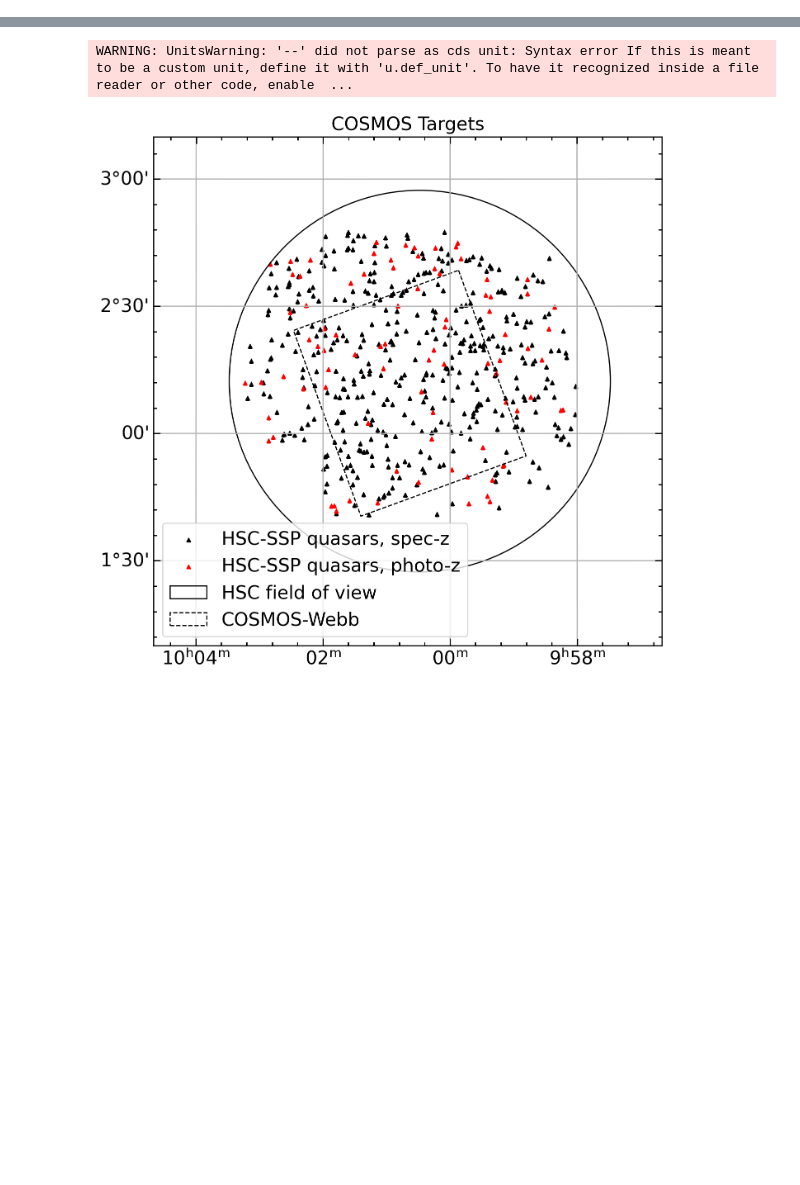
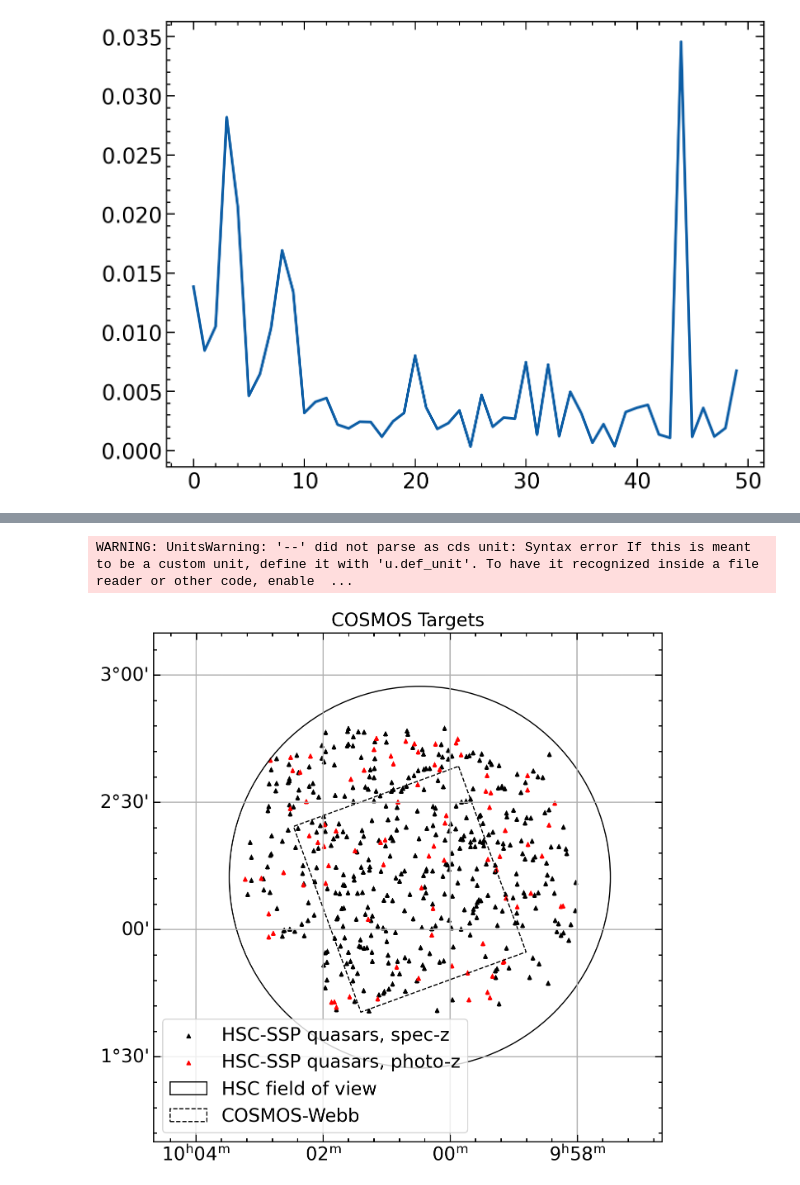
Before and after one commit to Chisen-Lupus/machine-learning-demo, a Jupyter notebook: nn-approach-demo.ipynb, the cells around one changed output, grey strips where cells are left out. Drawn from its saved outputs; the diff is of its cells as text; code cells hidden in the pictures; blank space fills up the shorter version.

```diff
--- a/nn-approach-demo.ipynb
+++ b/nn-approach-demo.ipynb
@@ -24,0 +206,97 @@ plt.style.use(['bright', 'science', 'no-latex','notebook'])
+# %%
+# NOTE: The code blocks below can run without running blocks above.
+
+import os
+import numpy as np
+import torch
+from torch.utils.data import Dataset, DataLoader
+from torch import nn
+import matplotlib.pyplot as plt
+from astropy.io import fits
+
+# Step 1: Define the Dataset
+class SpectrumDataset(Dataset):
+    def __init__(self, data_dir, max_length=5000):
+        self.data_paths = [os.path.join(data_dir, name) for name in os.listdir(data_dir)]
+        self.data_paths.sort()
+        self.max_length = max_length
+
+    def __len__(self):
+        return len(self.data_paths)
+
+    def __getitem__(self, idx):
+        data_path = self.data_paths[idx]
+        with fits.open(data_path) as hdu:
+            mask = np.isfinite(hdu[1].data['flux'])
+            wavelengths = 10**hdu[1].data['loglam'][mask]
+            flux = hdu[1].data['flux'][mask]
+
+            # Normalize and pad
+            flux = (flux - np.mean(flux)) / np.std(flux)
+            wavelengths = (wavelengths - np.mean(wavelengths)) / np.std(wavelengths)
+            data = np.stack([wavelengths, flux], axis=1)
+            if len(data) > self.max_length:
+                data = data[:self.max_length]
+            else:
+                padding = np.zeros((self.max_length - len(data), 2))
+                data = np.vstack([data, padding])
+
+        redshift = float(data_path.split('_z_')[-1].replace('.fits', ''))
+        return torch.tensor(data, dtype=torch.float32), torch.tensor(redshift, dtype=torch.float32)
+
+
+
+# Step 2: Prepare DataLoader
+data_dir = '/home/yichenliu/machine-learning-demo/data'
+dataset = SpectrumDataset(data_dir)
+train_size = int(0.8 * len(dataset))
+test_size = len(dataset) - train_size
+train_dataset, test_dataset = torch.utils.data.random_split(dataset, [train_size, test_size])
+train_loader = DataLoader(train_dataset, batch_size=8, shuffle=True)
+test_loader = DataLoader(test_dataset, batch_size=8, shuffle=False)
+
+# Step 3: Define the Model
+class RedshiftPredictor(nn.Module):
+    def __init__(self):
+        super(RedshiftPredictor, self).__init__()
+        # Sequence model: LSTM
+        self.lstm = nn.LSTM(input_size=2, hidden_size=128, num_layers=2, batch_first=True)
+        self.fc = nn.Sequential(
+            nn.Linear(128, 64),  # Reduce LSTM output to smaller dimensions
+            nn.ReLU(),
+            nn.Linear(64, 1)    # Final output: redshift
+        )
+
+    def forward(self, x):
+        # x shape: [batch_size, sequence_length, 2]
+        lstm_out, _ = self.lstm(x)  # Output shape: [batch_size, sequence_length, 128]
+        lstm_out = lstm_out.mean(dim=1)  # Aggregate across sequence dimension
+        return self.fc(lstm_out)  # Final prediction: [batch_size, 1]
+
+
+
+
+# Step 4: Initialize Model, Loss Function, and Optimizer
+model = RedshiftPredictor()
+criterion = nn.MSELoss()
+optimizer = torch.optim.Adam(model.parameters(), lr=1e-3)
+
+epochs = 50
+losses = []
+for epoch in range(epochs):
+    model.train()
+    for spectra, redshift in train_loader:
+        # spectra shape: [batch_size, max_length, 2]
+        # redshift shape: [batch_size]
+        predictions = model(spectra)  # Output: [batch_size, 1]
+        redshift = redshift.view(-1, 1)  # Match output shape
+        loss = criterion(predictions, redshift)
+        optimizer.zero_grad()
+        loss.backward()
+        optimizer.step()
+    losses.append(loss.item())
+    print(f"Epoch {epoch+1}/{epochs}, Loss: {loss.item()}")
+
+plt.plot(np.arange(len(losses)), losses)
+plt.show()
+# %% [output]
@@ -24,0 +320 @@ plt.style.use(['bright', 'science', 'no-latex','notebook'])
+[figure, added]
```
Also changed, not shown: parts of 16 cells of this notebook.
